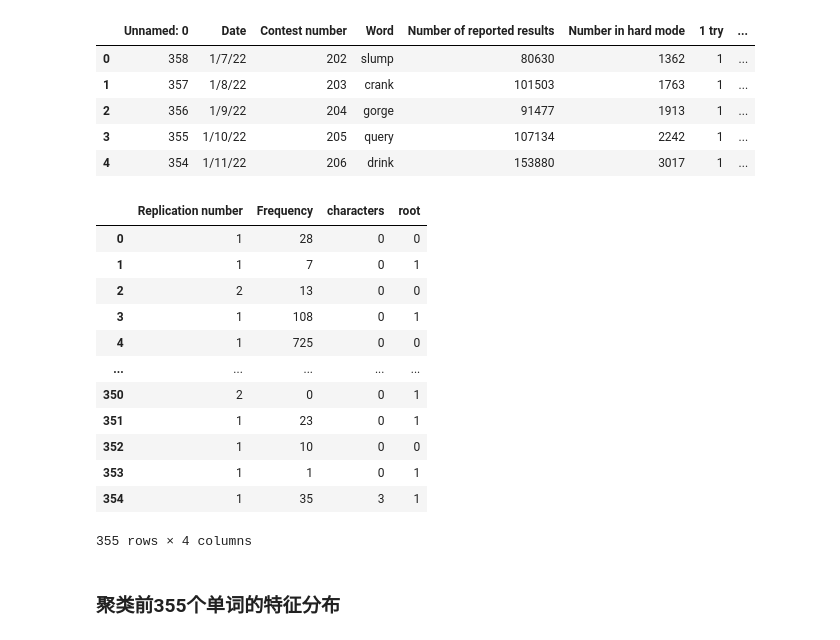
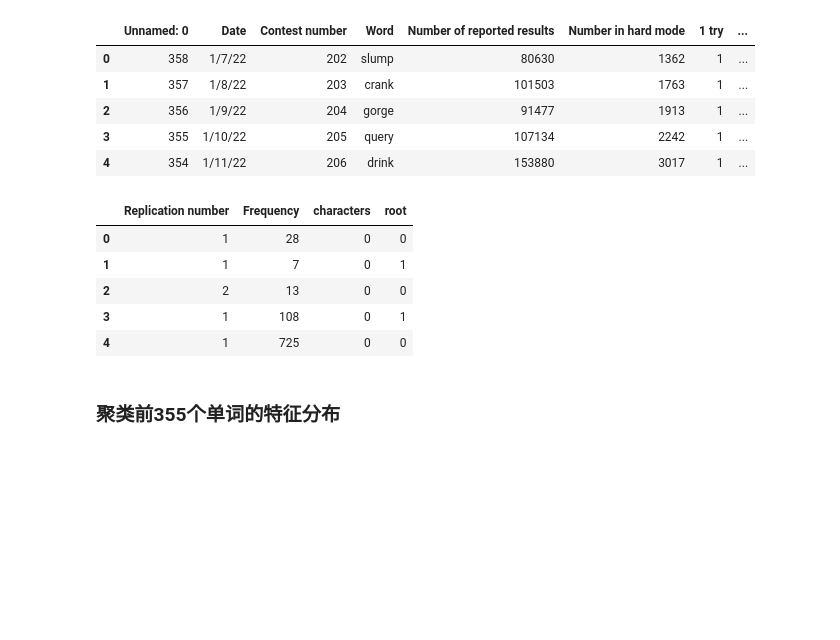
Before and after one commit to Xianyu39/MCMA2023, a Jupyter notebook: xk/code/clear.ipynb, the cells around one changed output. Saved outputs shown, nothing was run; the diff lists cells and outputs as text; code cells hidden in the pictures; blank space fills up the shorter version.

```diff
--- a/xk/code/clear.ipynb
+++ b/xk/code/clear.ipynb
@@ -387,3 +399,22 @@ root.head()
 | 4 | aeri |
 # %%
 import re
+# %%
+text='eerie'
+root_all=[]
+
+k=0
+num=0
+for i in range(276):
+    if(re.search(root.word_root[i],text,re.M|re.I)):
+        num=num+1
+        #print(root.word_root[i])
+        #print(data.Word[j])
+        k=1
+        break
+    if(k==0):
+        root_all.append(0)
+    else:
+        root_all.append(num)
+
+print(root_all)
@@ -453,21 +486,14 @@ data.head()
 | 4 | 354 | 1/11/22 | 206 | drink | 153880 | 3017 | 1 | ... |
 # %%
 X=data.iloc[:,13:17]
-X
+X.head()
 # %% [output]
 |  | Replication number | Frequency | characters | root |
 | 0 | 1 | 28 | 0 | 0 |
 | 1 | 1 | 7 | 0 | 1 |
 | 2 | 2 | 13 | 0 | 0 |
 | 3 | 1 | 108 | 0 | 1 |
 | 4 | 1 | 725 | 0 | 0 |
-| ... | ... | ... | ... | ... |
-| 350 | 2 | 0 | 0 | 1 |
-| 351 | 1 | 23 | 0 | 1 |
-| 352 | 1 | 10 | 0 | 0 |
-| 353 | 1 | 1 | 0 | 1 |
-| 354 | 1 | 35 | 3 | 1 |
-355 rows × 4 columns
 # %%
 import matplotlib.pyplot as plt
 from mpl_toolkits.mplot3d import Axes3D
```
Also changed, not shown: parts of 109 cells of this notebook, 8 other files.
